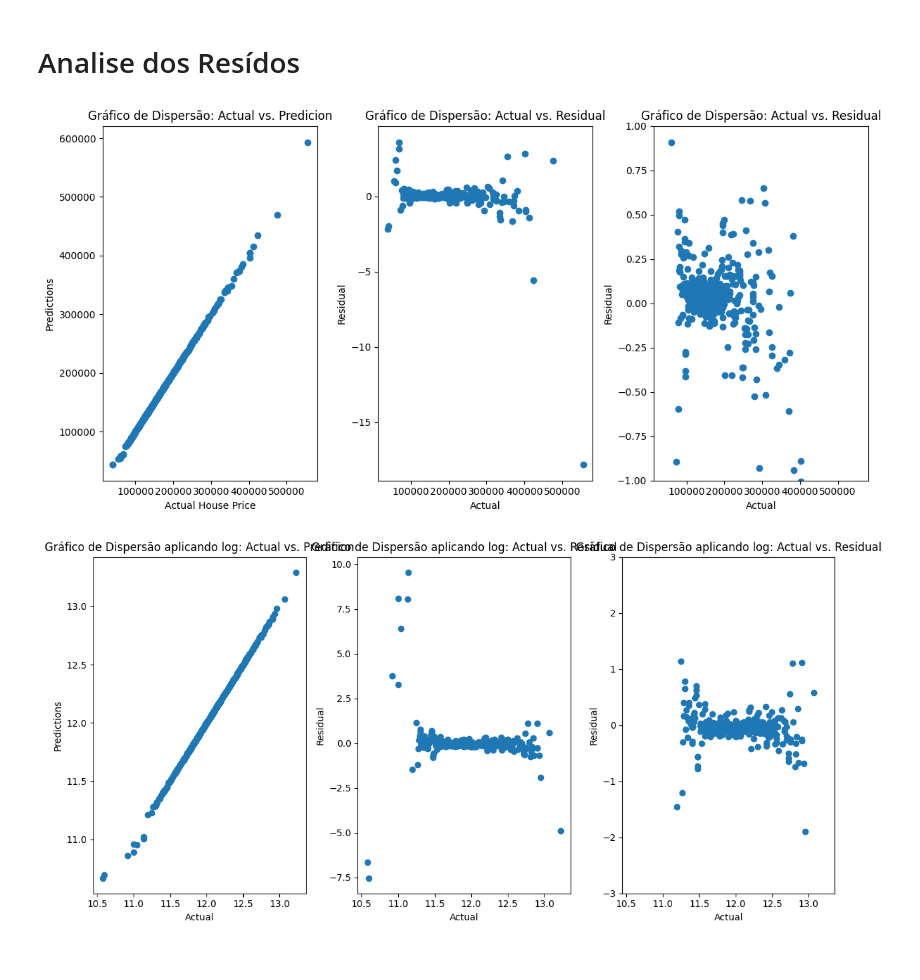
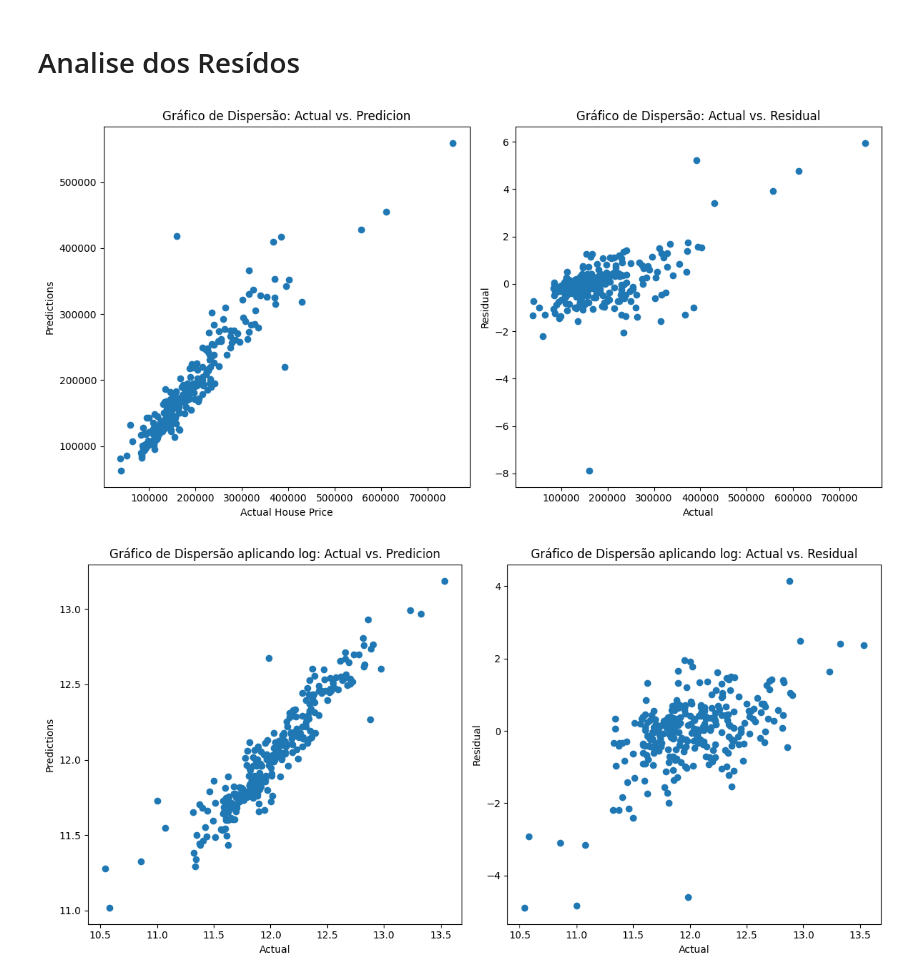
Before and after one commit to mikaelakihitto/House_Pricing, a Jupyter notebook: notebook/experimentationRF.ipynb, the cells around one changed output. Saved outputs shown, nothing was run; the diff lists cells and outputs as text; code cells hidden in the pictures.

```diff
--- a/notebook/experimentationRF.ipynb
+++ b/notebook/experimentationRF.ipynb
@@ -99,8 +100,7 @@ categorical_encoder
 # %%
 # separando feature e target
 X = pd.concat([categorical_encoder , non_categorical_clean],axis =1)
+X = X.drop('SalePrice',axis=1)
 y = non_categorical['SalePrice']
 y_log = y.apply(np.log)
 y_boxcox, lambda_value = boxcox(y)
-
-print(y_boxcox,lambda_value)
@@ -130,5 +128,5 @@ OOB Score do modelo, com R2 score aplicando boxcox no target:  0.999340995190900
 # %%
-X_train, X_test, y_train, y_test = train_test_split(X, y, test_size=0.3)
+X_train, X_test, y_train, y_test = train_test_split(X, y, test_size=0.2)
 
 y_train_boxcox, lambda_train = boxcox(y_train)
 y_test_boxcox, lambda_test = boxcox(y_test)
@@ -206,66 +230,51 @@ residual_log = scaler.fit_transform(residual_log)
 plt.figure(figsize=(12, 6))  # Define o tamanho da figura
 
 # Primeiro subplot
-plt.subplot(1, 3, 1)  # 1 linha, 3 colunas, primeiro subplot
+plt.subplot(1, 2, 1)  # 1 linha, 3 colunas, primeiro subplot
 plt.scatter(y_test,predictions)
 plt.xlabel('Actual House Price')
 plt.ylabel('Predictions')
 plt.title(f'Gráfico de Dispersão: Actual vs. Predicion')
 
 # Segundo subplot
-plt.subplot(1, 3, 2)  # 1 linha, 2 colunas, segundo subplot
+plt.subplot(1, 2, 2)  # 1 linha, 2 colunas, segundo subplot
 plt.scatter(y_test,residual)
 plt.xlabel('Actual')
 plt.ylabel('Residual')
 plt.title(f'Gráfico de Dispersão: Actual vs. Residual')
 
 
-# Terceiro subplot
-plt.subplot(1, 3, 3)  # 1 linha, 2 colunas, segundo subplot
-plt.scatter(y_test,residual)
-plt.ylim(-1,1)
-plt.xlabel('Actual')
-plt.ylabel('Residual')
-plt.title(f'Gráfico de Dispersão: Actual vs. Residual')
-
 # Ajusta o layout para evitar sobreposição
 plt.tight_layout()
 
 # Exibir os gráficos
 plt.show()
 # %% [output]
-[figure, old version]
+[figure, new version]
 # %%
 # Criar subplots
 plt.figure(figsize=(12, 6))  # Define o tamanho da figura
 
 # Primeiro subplot
-plt.subplot(1, 3, 1)  # 1 linha, 3 colunas, primeiro subplot
+plt.subplot(1, 2, 1)  # 1 linha, 3 colunas, primeiro subplot
 plt.scatter(y_test.apply(np.log) , predictions_log)
 plt.xlabel('Actual')
 plt.ylabel('Predictions')
 plt.title(f'Gráfico de Dispersão aplicando log: Actual vs. Predicion')
 
 # Segundo subplot
-plt.subplot(1, 3, 2)  # 1 linha, 3 colunas, segundo subplot
+plt.subplot(1, 2, 2)  # 1 linha, 3 colunas, segundo subplot
 plt.scatter(y_test.apply(np.log),residual_log)
 plt.xlabel('Actual')
 plt.ylabel('Residual')
 plt.title(f'Gráfico de Dispersão aplicando log: Actual vs. Residual')
 
 
-# Terceiro subplot
-plt.subplot(1, 3, 3)  # 1 linha, 3 colunas, segundo subplot
-plt.ylim(-3,3)
-plt.scatter(y_test.apply(np.log),residual_log)
-plt.xlabel('Actual')
-plt.ylabel('Residual')
-plt.title(f'Gráfico de Dispersão aplicando log: Actual vs. Residual')
 
 # Ajusta o layout para evitar sobreposição
 plt.tight_layout()
 
 # Exibir os gráficos
 plt.show()
 # %% [output]
-[figure, old version]
+[figure, new version]
```
Also changed, not shown: parts of 7 cells of this notebook, 4 other files.
